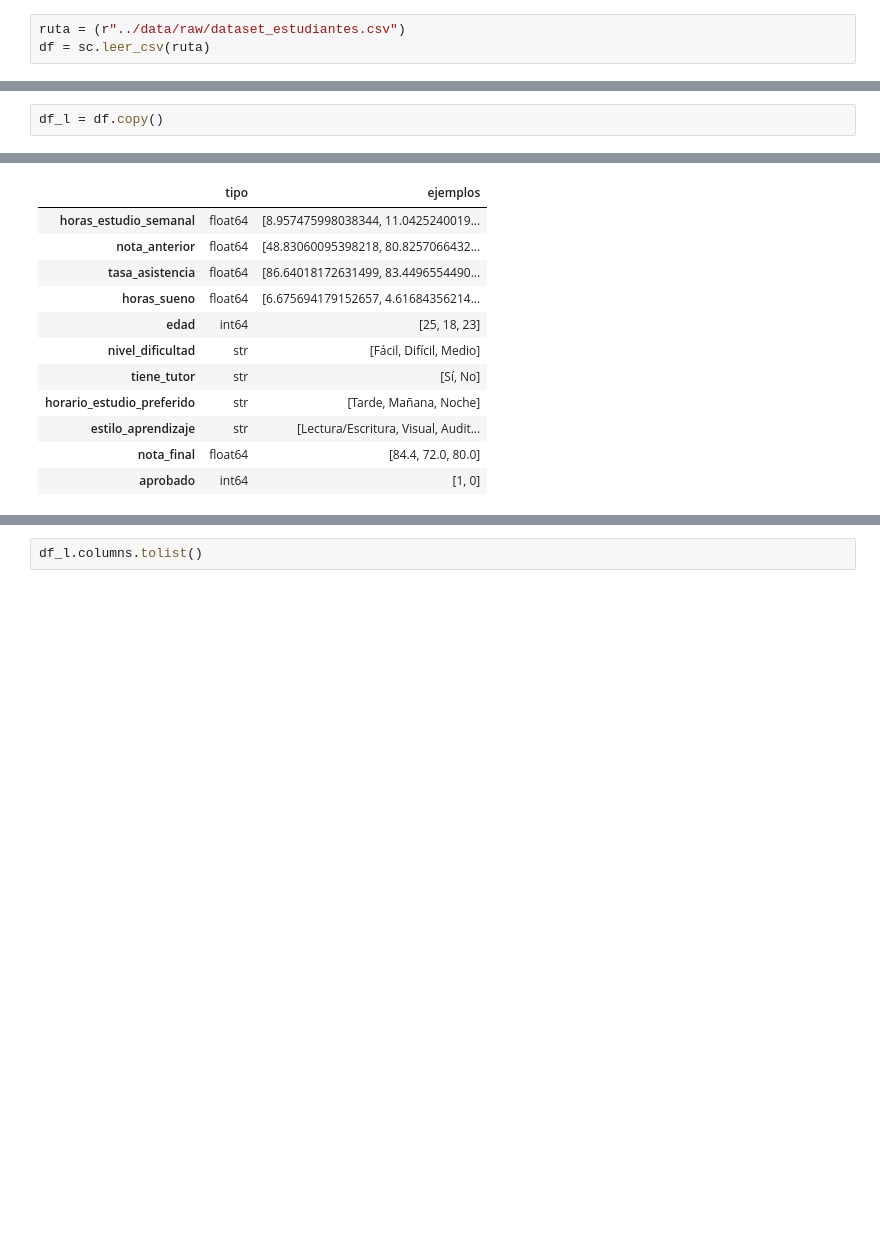
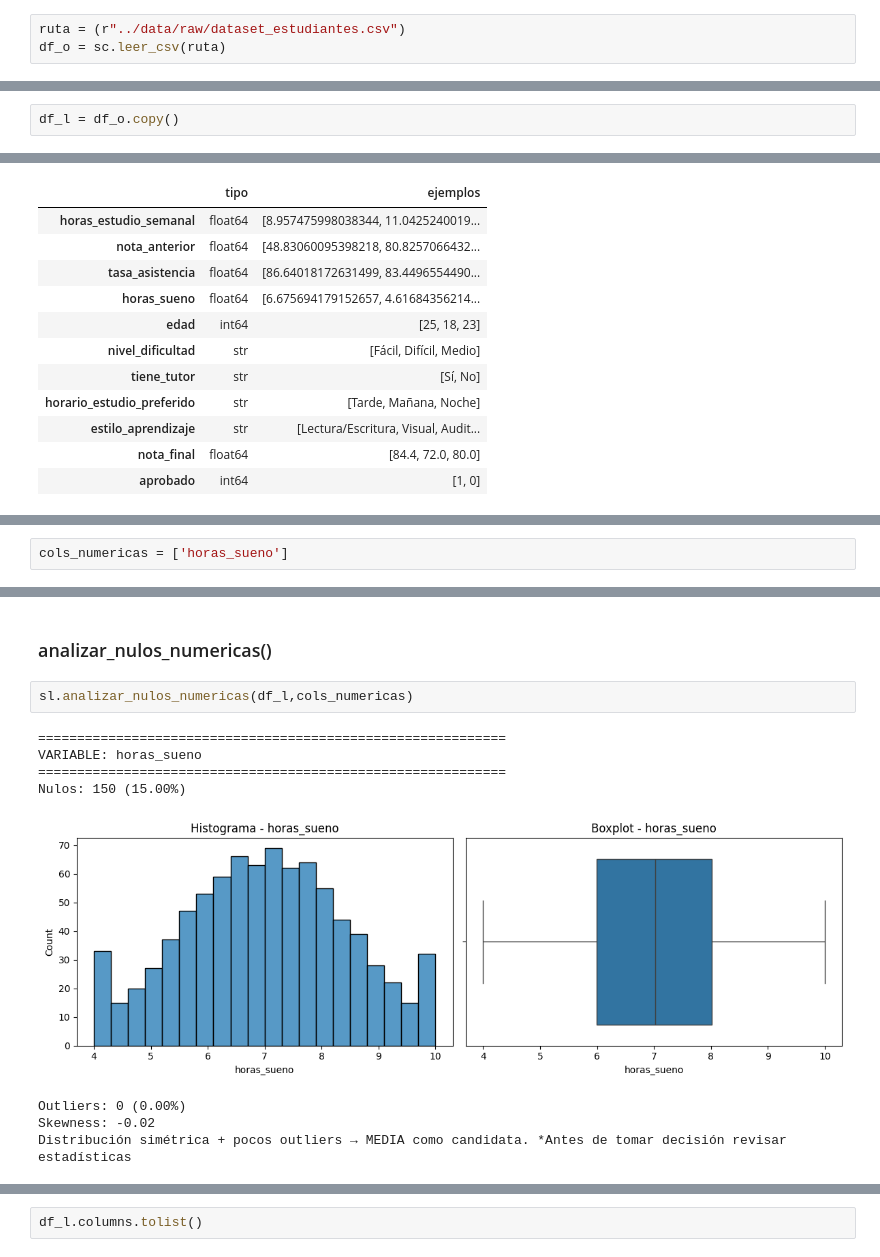
Before and after one commit to FM-Luque/5.DataProyect_Machine_Learning, a Jupyter notebook: notebooks/02_limpieza_transformacion.ipynb, the cells around one changed output, grey strips where cells are left out. Saved outputs shown, nothing was run; the diff lists cells and outputs as text; blank space fills up the shorter version.

```diff
--- a/notebooks/02_limpieza_transformacion.ipynb
+++ b/notebooks/02_limpieza_transformacion.ipynb
@@ -24,6 +31,6 @@ from framework import sp_limpieza_transformacion as sl
 # %%
 ruta = (r"../data/raw/dataset_estudiantes.csv")
-df = sc.leer_csv(ruta)
+df_o = sc.leer_csv(ruta)
 # %% [output]
 ======================================================================
 CSV CARGADO
@@ -35,2 +44,2 @@ Columnas: 11
 # %%
-df_l = df.copy()
+df_l = df_o.copy()
@@ -57,0 +96,2 @@ Aunque los nombres de las columnas vienen correctamente segun forma `snake_case`
+# %%
+cols_numericas = ['horas_sueno']
@@ -57,0 +117,13 @@ Aunque los nombres de las columnas vienen correctamente segun forma `snake_case`
+# %% [markdown]
+### analizar_nulos_numericas()
+# %%
+sl.analizar_nulos_numericas(df_l,cols_numericas)
+# %% [output]
+============================================================
+VARIABLE: horas_sueno
+============================================================
+Nulos: 150 (15.00%)
+[figure, added]
+Outliers: 0 (0.00%)
+Skewness: -0.02
+Distribución simétrica + pocos outliers → MEDIA como candidata. *Antes de tomar decisión revisar estadísticas
```
Also changed, not shown: parts of 147 cells of this notebook, 26 other files.
